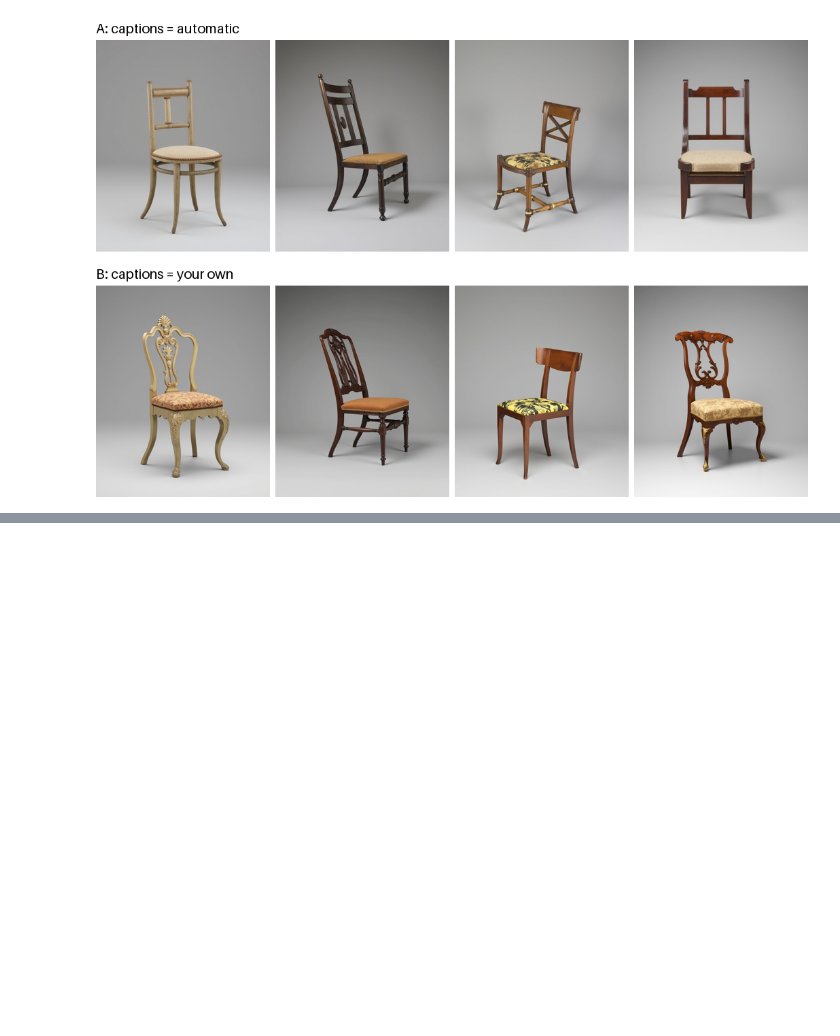
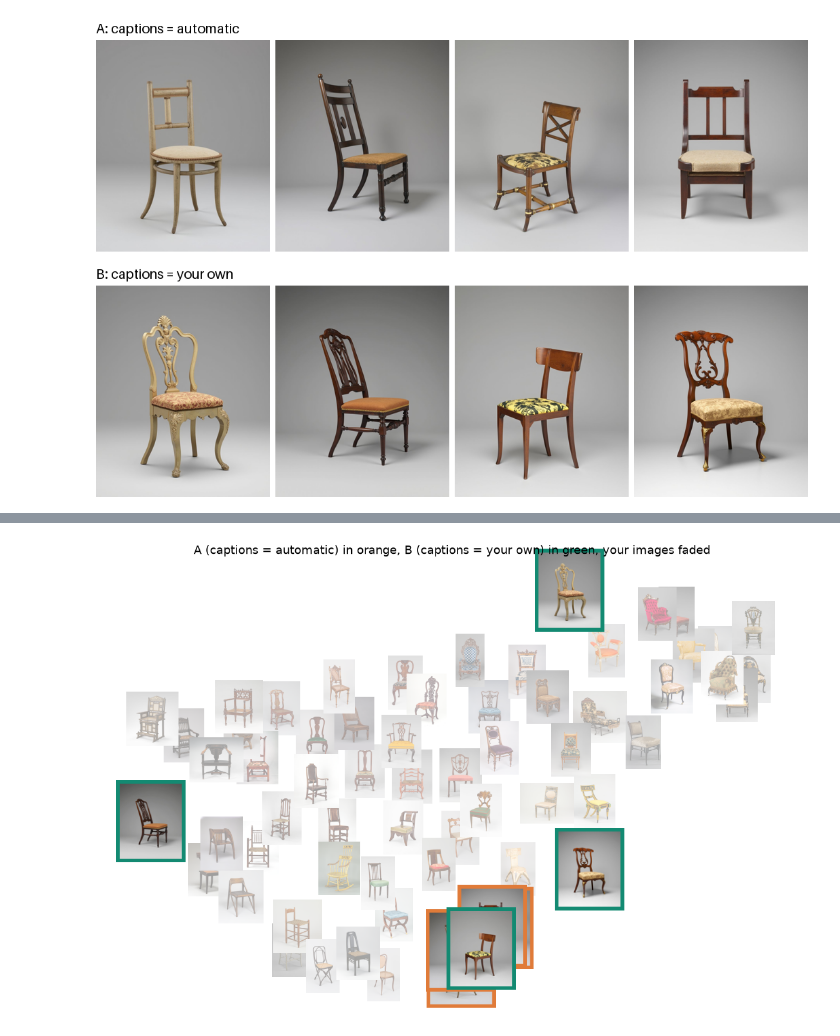
Before and after one commit to chuanenlin/mlfordesign, a Jupyter notebook: notebooks/week-05-train.ipynb, the cells around one changed output, grey strips where cells are left out. Drawn from its saved outputs; the diff is of its cells as text; code cells hidden in the pictures; blank space fills up the shorter version.

Commit message:
merge the week 5 map notebook into the training notebook

```diff
--- a/notebooks/week-05-train.ipynb
+++ b/notebooks/week-05-train.ipynb
@@ -201,0 +206,56 @@ prompt: a photo of MUSCHR, a side chair, museum object photograph on a plain gre
+# %%
+if IN_COLAB:
+    !pip -q install umap-learn
+import numpy as np, torch, umap
+import matplotlib.pyplot as plt
+from matplotlib.offsetbox import AnnotationBbox, OffsetImage
+from PIL import ImageOps
+from transformers import CLIPModel, CLIPProcessor
+
+dev = "cuda" if torch.cuda.is_available() else "cpu"
+clip = CLIPModel.from_pretrained("openai/clip-vit-base-patch32").to(dev).eval()
+cproc = CLIPProcessor.from_pretrained("openai/clip-vit-base-patch32")
+train_pics = [Image.open(io.BytesIO(b)).convert("RGB") for b in images.values()]
+made = {label: [Image.open(f"{label}-seed-{s}.jpg").convert("RGB") for s in SEEDS] for label in ("A", "B")}
+
+def clip_embed(pics):
+    out = []
+    with torch.no_grad():
+        for i in range(0, len(pics), 16):
+            e = clip.get_image_features(**cproc(images=pics[i:i + 16], return_tensors="pt").to(dev))
+            if not torch.is_tensor(e):  # newer versions of transformers return an object
+                e = e.image_embeds if getattr(e, "image_embeds", None) is not None else e.pooler_output
+                if e.shape[-1] != clip.config.projection_dim:
+                    e = clip.visual_projection(e)
+            out.append(torch.nn.functional.normalize(e, dim=-1).cpu().numpy())
+    return np.concatenate(out)
+
+reducer = umap.UMAP(n_neighbors=min(15, len(train_pics) - 1), min_dist=0.3, metric="cosine", random_state=0)
+xy = reducer.fit_transform(clip_embed(train_pics))
+made_xy = {label: reducer.transform(clip_embed(pics)) for label, pics in made.items()}
+COLORS = {"A": "#E07B39", "B": "#138A72"}
+
+def thumb(ax, im, x, y, size=0.5, faded=False, border=None):
+    im = im.copy(); im.thumbnail((120, 120))
+    if faded:
+        im = Image.blend(im, Image.new("RGB", im.size, "white"), 0.6)
+    if border:
+        im = ImageOps.expand(im, border=6, fill=border)
+    ax.add_artist(AnnotationBbox(OffsetImage(np.asarray(im), zoom=size), (x, y), frameon=False))
+
+fig, ax = plt.subplots(figsize=(14, 9))
+for (x, y), im in zip(xy, train_pics):
+    thumb(ax, im, x, y, faded=True)
+for label, pics in made.items():
+    for (x, y), im in zip(made_xy[label], pics):
+        thumb(ax, im, x, y, size=0.7, border=COLORS[label])
+allxy = np.vstack([xy, *made_xy.values()])
+pad = (allxy.max(0) - allxy.min(0)) * 0.08
+ax.set_xlim(allxy[:, 0].min() - pad[0], allxy[:, 0].max() + pad[0])
+ax.set_ylim(allxy[:, 1].min() - pad[1], allxy[:, 1].max() + pad[1])
+ax.set_title(f"A ({SETTING} = {A}) in orange, B ({SETTING} = {B}) in green, your images faded", fontsize=13)
+ax.axis("off")
+plt.savefig("map.jpg", dpi=120, bbox_inches="tight")
+plt.show()
+# %% [output]
+[figure, added]
```
Also changed, not shown: parts of 4 cells of this notebook, 2 other files.
